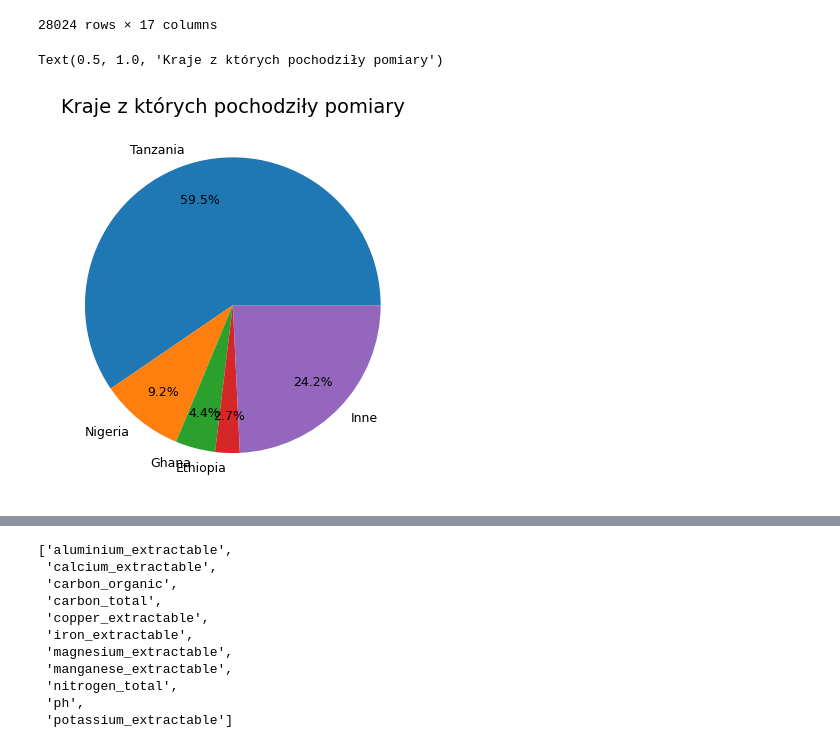
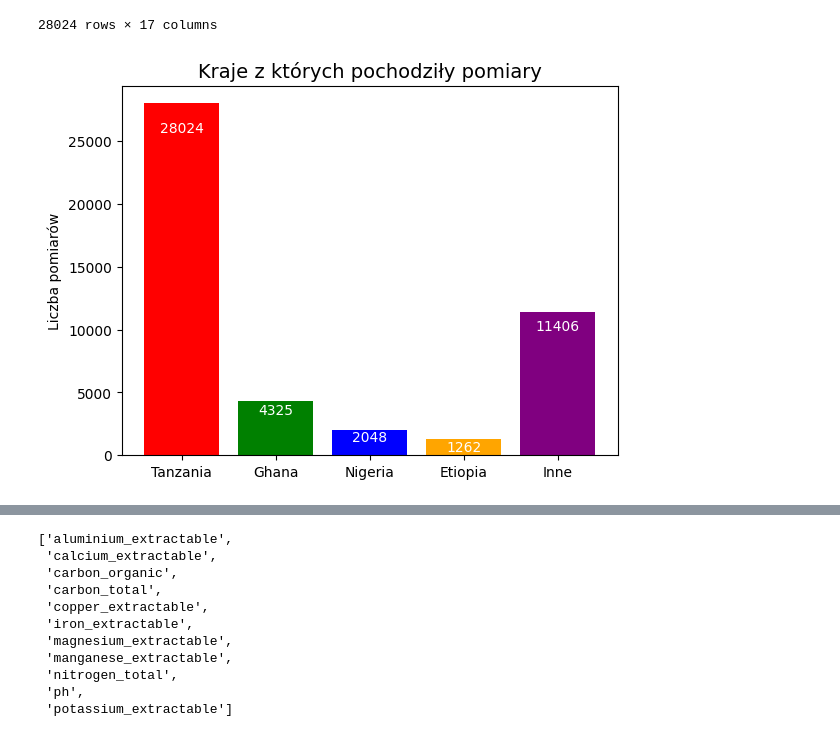
Before and after one commit to amdla/Data-visualisation, a Jupyter notebook: Afryka-ziemia/notebook.ipynb, the cells around one changed output, grey strips where cells are left out. Cells and saved outputs as stored; diff of their text form; code cells hidden in the pictures.

```diff
--- a/Afryka-ziemia/notebook.ipynb
+++ b/Afryka-ziemia/notebook.ipynb
@@ -220,19 +220,48 @@ tanzania
 | 47066 | 34.16855 | -5.89630 | 01/01/2008 | 31/12/2018 | 20 | 0 | 523.0800 | ... |
 | 47067 | 36.84695 | -9.09137 | 01/01/2008 | 31/12/2018 | 20 | 0 | 538.1390 | ... |
 28024 rows × 17 columns
-# %%
-tanzania_n = tanzania.shape[0]
-nigeria_n = nigeria.shape[0]
-ghana_n = ghana.shape[0]
-ethiopia_n = ethiopia.shape[0]
-other_n = df.shape[0] - tanzania_n - nigeria_n - ethiopia_n - ghana_n
-
-plt.pie([tanzania_n, ghana_n, nigeria_n, ethiopia_n, other_n], labels = ['Tanzania', 'Nigeria', 'Ghana', 'Ethiopia', 'Inne'], autopct='%1.1f%%', pctdistance = 0.75,
-                textprops={'fontsize': '9'})
-plt.title("Kraje z których pochodziły pomiary", fontsize = 14)
-# %% [output]
-Text(0.5, 1.0, 'Kraje z których pochodziły pomiary')
-[figure, removed]
+# %%
+tanzania_n = tanzania.shape[0]
+nigeria_n = nigeria.shape[0]
+ghana_n = ghana.shape[0]
+ethiopia_n = ethiopia.shape[0]
+other_n = df.shape[0] - tanzania_n - nigeria_n - ethiopia_n - ghana_n
+n = df.shape[0]
+
+countries = ['Tanzania', 'Ghana', 'Nigeria', 'Etiopia', 'Inne']
+values = [tanzania_n, ghana_n, nigeria_n, ethiopia_n, other_n]
+colors = ['red', 'green', 'blue', 'orange', 'purple']
+
+# Create the bar plot
+bars = plt.bar(countries, values, color=colors)
+
+# Annotate each bar with the corresponding value inside the bar, just below the top edge
+for bar in bars:
+    height = bar.get_height()
+    if height > 0:
+        # Calculate 5% of the bar height as an offset from the top for the text
+        offset = height * 0.05
+    else:
+        offset = 0
+    # Place text centered horizontally, and inside the bar, just below the maximum value
+    plt.text(
+        bar.get_x() + bar.get_width() / 2,    # X-coordinate: center of the bar
+        height - offset,                      # Y-coordinate: slightly offset below the bar's top
+        f'{int(height)}',                     # Text: convert height to an integer value
+        ha='center',                          # Horizontal alignment
+        va='top',                             # Vertical alignment: text's bottom touches the given y-coordinate
+        color='white',                        # Use a contrasting color (assuming bars are dark in color)
+        fontsize=10
+    )
+
+# Labeling the axes and title
+plt.ylabel("Liczba pomiarów")
+plt.title("Kraje z których pochodziły pomiary", fontsize=14)
+
+# Display the plot
+plt.show()
+# %% [output]
+[figure, added]
 # %%
 from mpl_toolkits.basemap import Basemap
 
```
Also changed, not shown: parts of 4 cells of this notebook, 1 other file.
